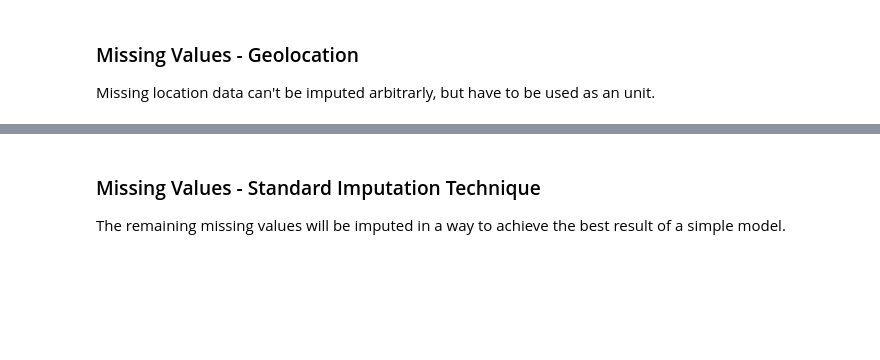
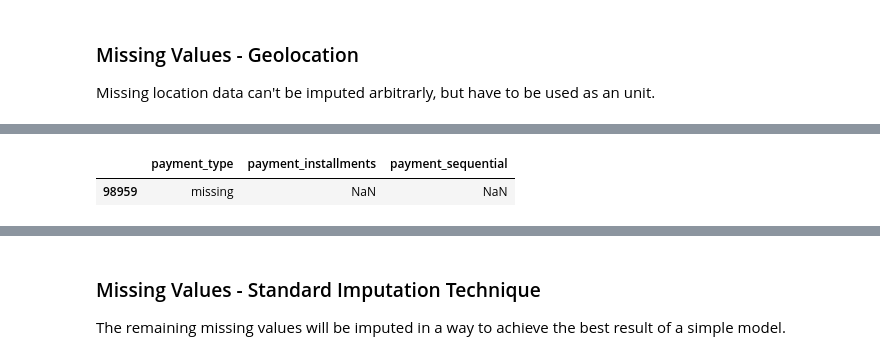
Before and after one commit to androi7/dsi-capstone, a Jupyter notebook: part-01/Ecommerce_EDA.ipynb, the cells around one changed output, grey strips where cells are left out. Cells and saved outputs as stored; diff of their text form; code cells hidden in the pictures; blank space fills up the shorter version.

```diff
--- a/part-01/Ecommerce_EDA.ipynb
+++ b/part-01/Ecommerce_EDA.ipynb
@@ -1151,3 +1192,11 @@ for i, customer in incomplete_customers.iterrows():
+# %%
+# one observation does not possess any payment information so it is dropped
+missing_payments = df[df[['payment_sequential', 'payment_installments']].isnull().any(axis=1)]
+display(missing_payments[['payment_type', 'payment_installments','payment_sequential']])
+df.drop(missing_payments.index[0], inplace=True)
+# %% [output]
+|  | payment_type | payment_installments | payment_sequential |
+| 98959 | missing | NaN | NaN |
 # %%
 # convert to integer
 df[['seller_zip_code_prefix', 'payment_sequential', 'order_item', 'order_purchase_time']] = \
```
Also changed, not shown: parts of 20 cells of this notebook.
